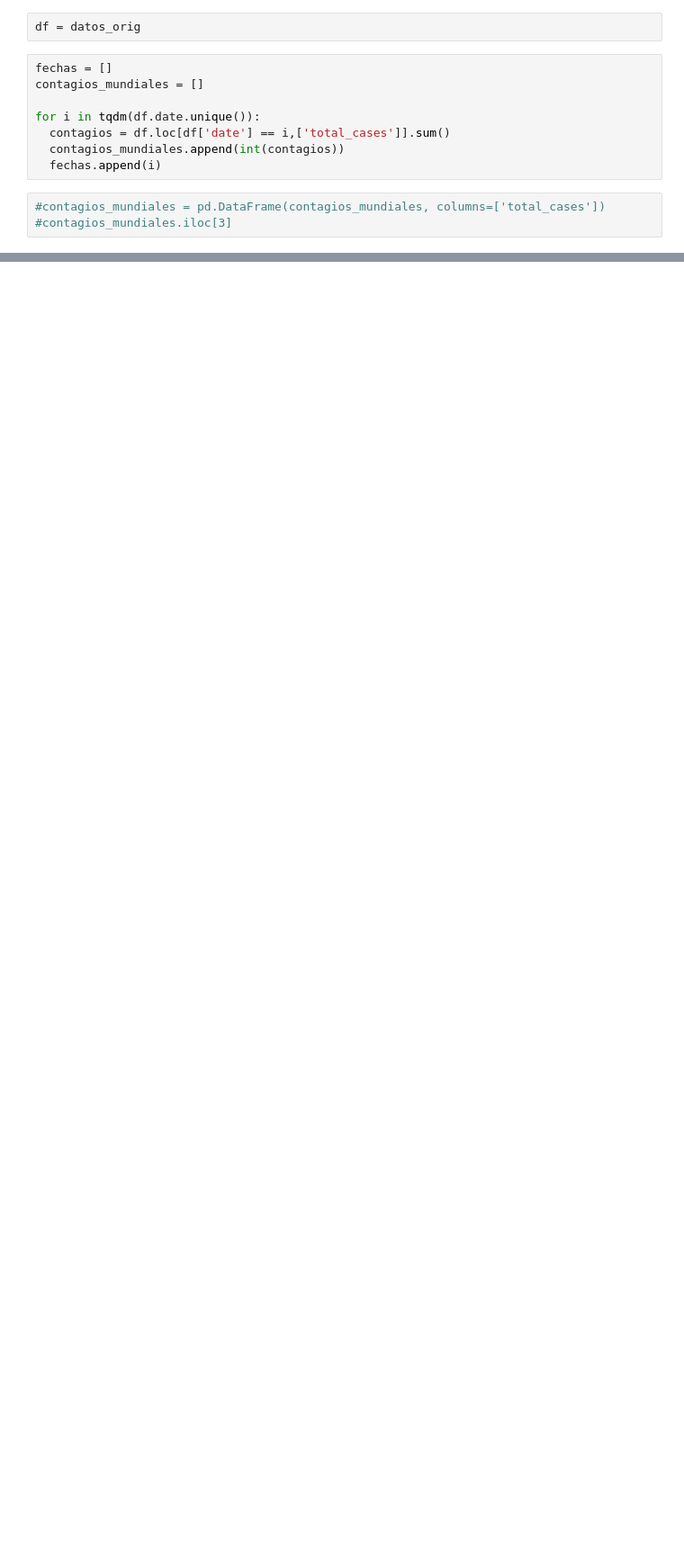
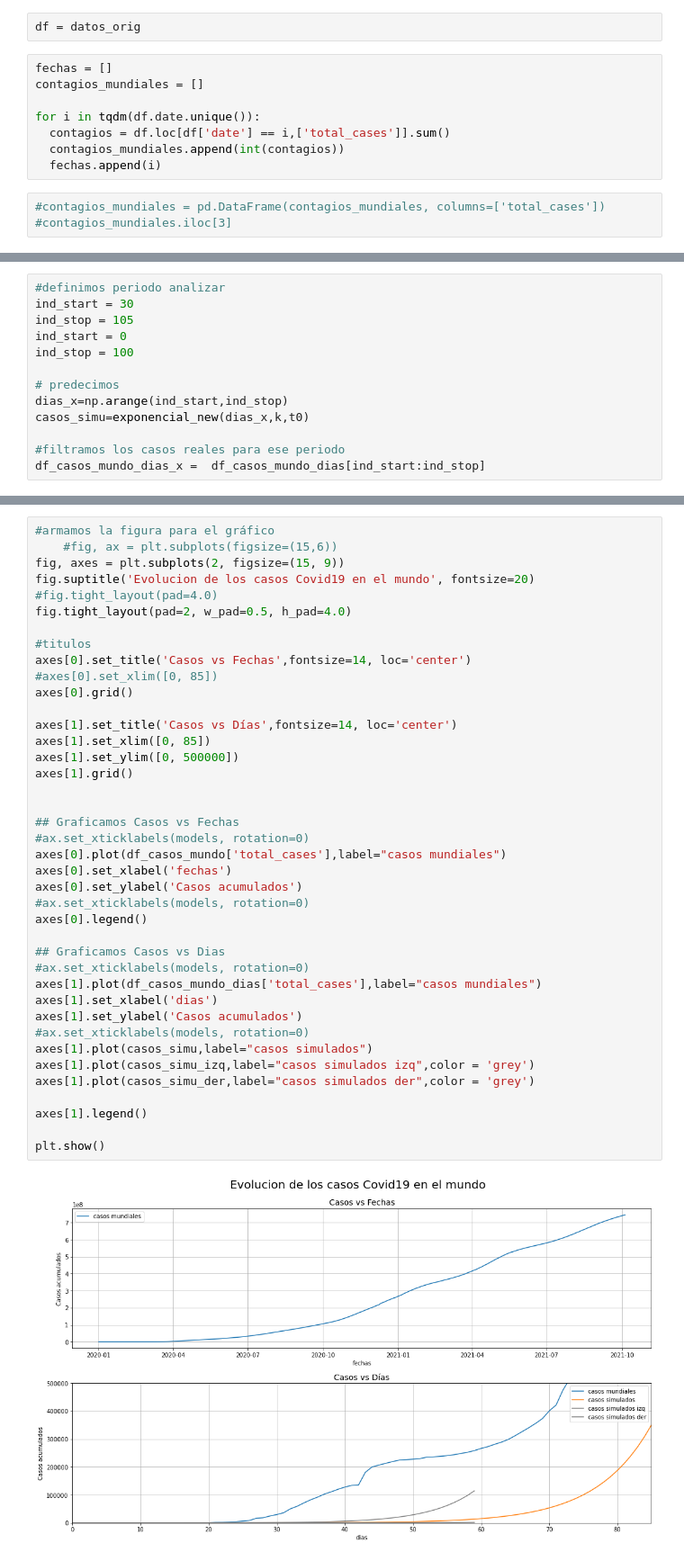
Before and after one commit to gonzalogperez/informe_pandemico, a Jupyter notebook: GonzaloGPerezProyecto_4.ipynb, the cells around one changed output, grey strips where cells are left out. Shown at 90% size. Saved outputs shown, nothing was run; the diff lists cells and outputs as text; blank space fills up the shorter version.

```diff
--- a/GonzaloGPerezProyecto_4.ipynb
+++ b/GonzaloGPerezProyecto_4.ipynb
@@ -1072,0 +891,13 @@ plt.plot(casos_simu)
+# %%
+#definimos periodo analizar
+ind_start = 30
+ind_stop = 105
+ind_start = 0
+ind_stop = 100
+
+# predecimos
+dias_x=np.arange(ind_start,ind_stop)
+casos_simu=exponencial_new(dias_x,k,t0)
+
+#filtramos los casos reales para ese periodo
+df_casos_mundo_dias_x =  df_casos_mundo_dias[ind_start:ind_stop]
@@ -1072,0 +906,42 @@ plt.plot(casos_simu)
+# %%
+#armamos la figura para el gráfico
+    #fig, ax = plt.subplots(figsize=(15,6))
+fig, axes = plt.subplots(2, figsize=(15, 9))
+fig.suptitle('Evolucion de los casos Covid19 en el mundo', fontsize=20)
+#fig.tight_layout(pad=4.0)
+fig.tight_layout(pad=2, w_pad=0.5, h_pad=4.0)
+
+#titulos
+axes[0].set_title('Casos vs Fechas',fontsize=14, loc='center')
+#axes[0].set_xlim([0, 85])
+axes[0].grid()
+
+axes[1].set_title('Casos vs Días',fontsize=14, loc='center')
+axes[1].set_xlim([0, 85])
+axes[1].set_ylim([0, 500000])
+axes[1].grid()
+
+
+## Graficamos Casos vs Fechas
+#ax.set_xticklabels(models, rotation=0)
+axes[0].plot(df_casos_mundo['total_cases'],label="casos mundiales")
+axes[0].set_xlabel('fechas')
+axes[0].set_ylabel('Casos acumulados')
+#ax.set_xticklabels(models, rotation=0)
+axes[0].legend()
+
+## Graficamos Casos vs Dias
+#ax.set_xticklabels(models, rotation=0)
+axes[1].plot(df_casos_mundo_dias['total_cases'],label="casos mundiales")
+axes[1].set_xlabel('dias')
+axes[1].set_ylabel('Casos acumulados')
+#ax.set_xticklabels(models, rotation=0)
+axes[1].plot(casos_simu,label="casos simulados")
+axes[1].plot(casos_simu_izq,label="casos simulados izq",color = 'grey')
+axes[1].plot(casos_simu_der,label="casos simulados der",color = 'grey')
+
+axes[1].legend()
+
+plt.show()
+# %% [output]
+[figure, added]
```
Also changed, not shown: parts of 33 cells of this notebook.
